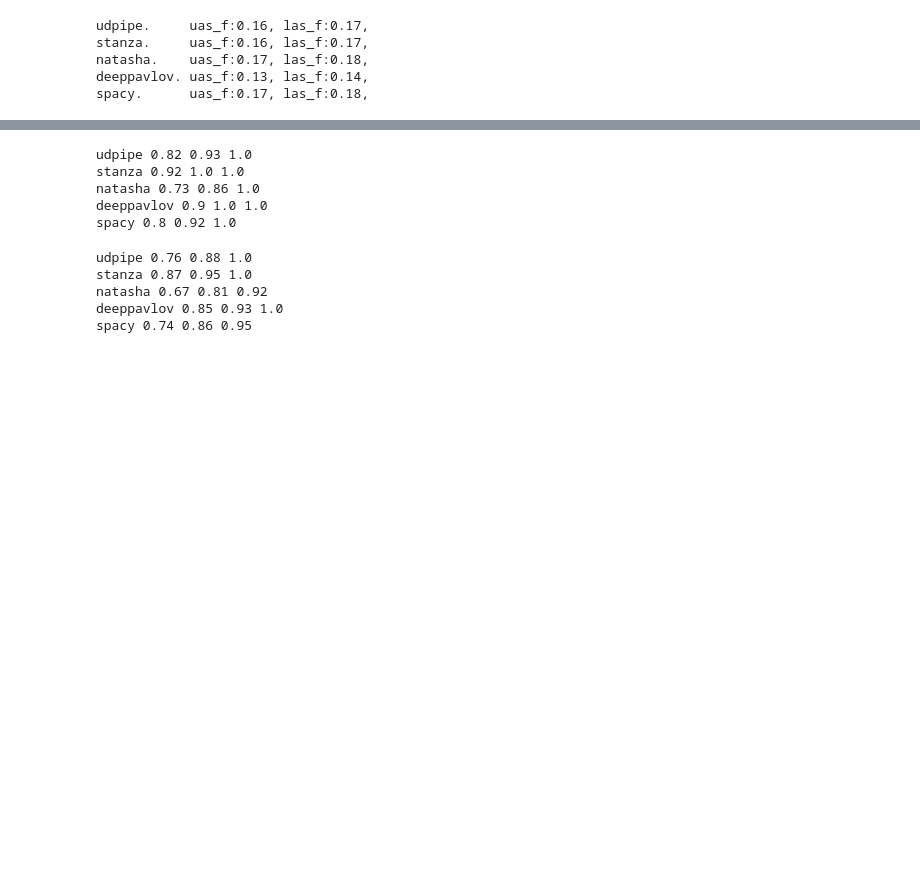
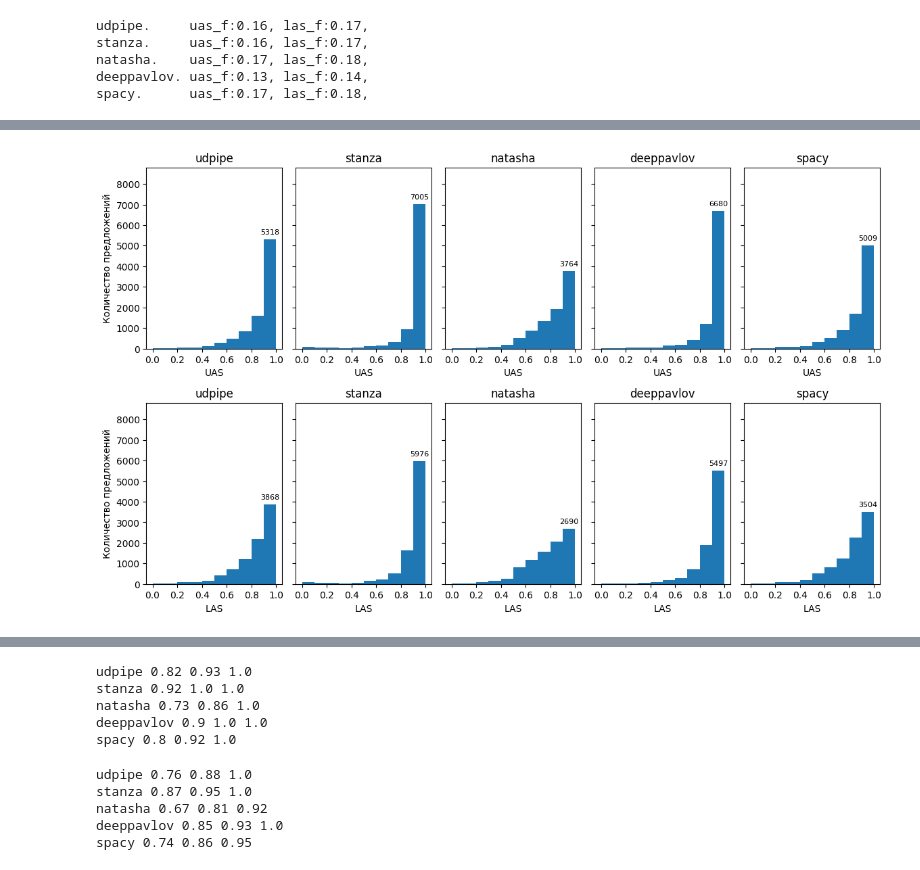
Before and after one commit to Derinhelm/parser_stat, a Jupyter notebook: Russian_parser_statistics.ipynb, the cells around one changed output, grey strips where cells are left out. Cells and saved outputs as stored; diff of their text form; code cells hidden in the pictures; blank space fills up the shorter version.

```diff
--- a/Russian_parser_statistics.ipynb
+++ b/Russian_parser_statistics.ipynb
@@ -408,0 +418,48 @@ spacy 0.0 0.0
+# %%
+import matplotlib.pyplot as plt
+import matplotlib.ticker as ticker
+
+fig, ax = plt.subplots(nrows=2, ncols= len(parser_names), figsize = (14,8), sharey=True)
+plt.subplots_adjust(wspace=0.1, hspace=0.3)
+#fig.suptitle('aligned uas/aligned las (f-score)')
+uas10 = {}
+las10 = {}
+
+for parser_i, p in enumerate(parser_names):
+    h = ax[0, parser_i].hist([r for r in align_uas_f[p]], bins=10)
+    for q_i in range(len(h[0])):
+      if h[0][q_i] > 3000:
+        ax[0, parser_i].text(
+          h[1][q_i] + 0.05, # x-coordinate
+          h[0][q_i] + 250, # y-coordinate
+          f'{h[0][q_i]:.0f}', # text
+          horizontalalignment='center', # centered
+          fontsize=8, # small font size
+       )
+    uas10[p] = h[0]
+    ax[0, parser_i].title.set_text(p)
+    ax[0, parser_i].set_ylim([0, len(sents)])
+    ax[0, parser_i].xaxis.set_major_locator(ticker.MultipleLocator(0.2))
+    ax[0, parser_i].set_xlabel('UAS')
+    h = ax[1, parser_i].hist([r for r in align_las_f[p]], bins=10)
+    las10[p] = h[0]
+    for q_i in range(len(h[0])):
+      if h[0][q_i] > 3000 or h[1][q_i] == 0.9:
+        ax[1, parser_i].text(
+          h[1][q_i] + 0.05, # x-coordinate
+          h[0][q_i] + 250, # y-coordinate
+          f'{h[0][q_i]:.0f}', # text
+          horizontalalignment='center', # centered
+          fontsize=8, # small font size
+       )
+    ax[1, parser_i].title.set_text(p)
+    ax[1, parser_i].set_ylim([0, len(sents)])
+    ax[1, parser_i].xaxis.set_major_locator(ticker.MultipleLocator(0.2))
+    ax[1, parser_i].set_xlabel('LAS')
+ax[0, 0].set_ylabel('Количество предложений')
+ax[1, 0].set_ylabel('Количество предложений')
+plt.ylim(0, len(sents))
+plt.savefig('uas_las_distributions10.jpg')
+plt.show()
+# %% [output]
+[figure, added]
```
Also changed, not shown: parts of 80 cells of this notebook.
